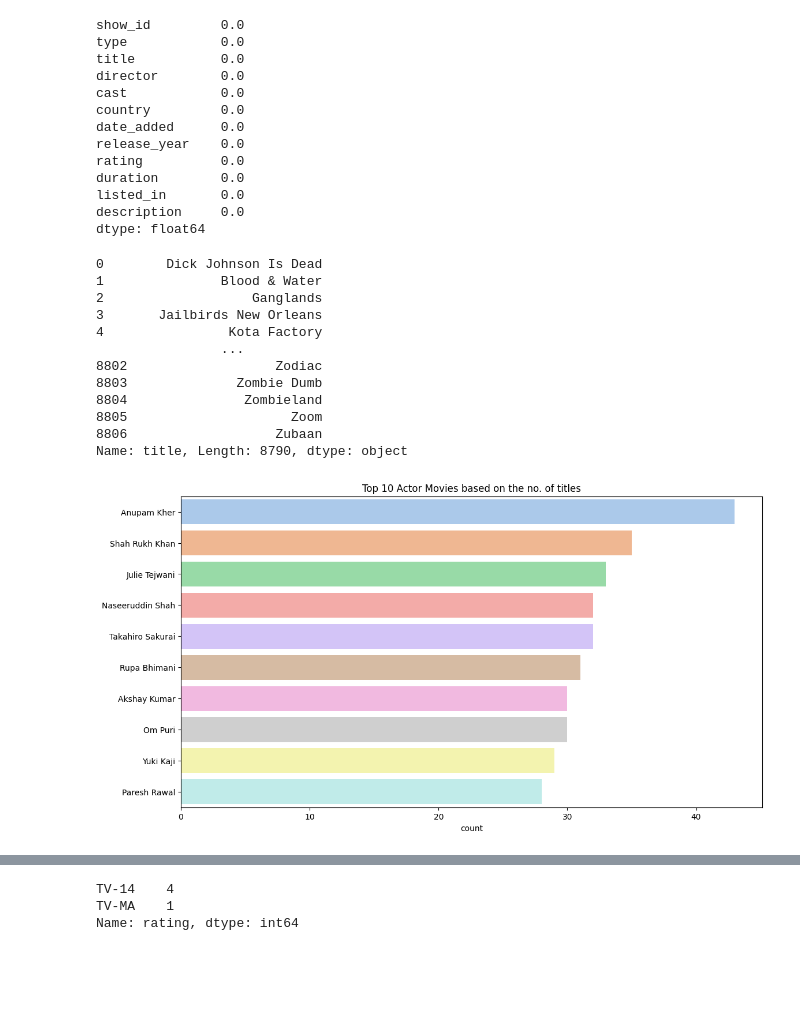
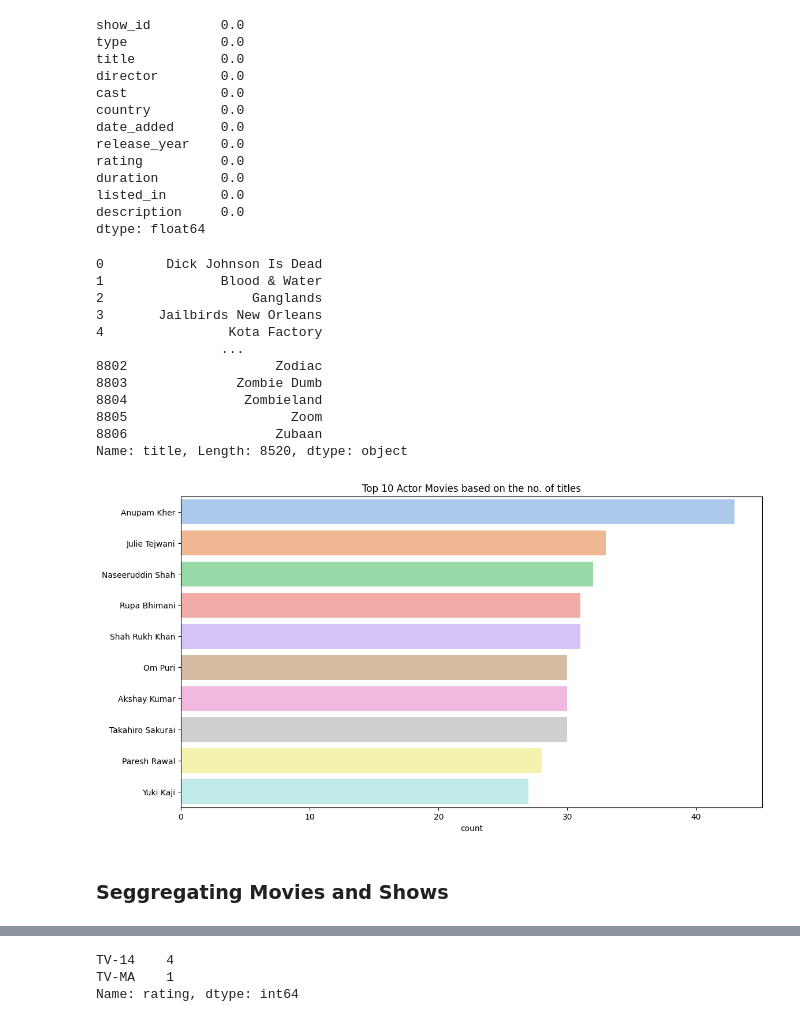
Before and after one commit to mad0907/Netflix_EDA, a Jupyter notebook: EDA_Netflix.ipynb, the cells around one changed output, grey strips where cells are left out. Cells and saved outputs as stored; diff of their text form; code cells hidden in the pictures; blank space fills up the shorter version.

```diff
--- a/EDA_Netflix.ipynb
+++ b/EDA_Netflix.ipynb
@@ -292,7 +289,7 @@ dtype: int64
 # %%
 #Dropping rows for small percentages of null
 
-df.dropna(subset=["rating","duration"],axis=0, inplace=True)
+df.dropna(subset=["rating"],axis=0, inplace=True)
 # %%
 df.shape
 # %% [output]
@@ -395,15 +406,17 @@ df['title']
 8804               Zombieland
 8805                     Zoom
 8806                   Zubaan
-Name: title, Length: 8790, dtype: object
+Name: title, Length: 8520, dtype: object
 # %%
 cast_shows = df[df.cast != 'No Cast'].set_index('title').cast.str.split(', ', expand=True).stack().reset_index(level=1, drop=True)
 plt.figure(figsize=(13,7))
 plt.title('Top 10 Actor Movies based on the no. of titles')
-sns.countplot(y = filtered_cast_shows, order=cast_shows.value_counts().index[:10], palette='pastel')
+sns.countplot(y = cast_shows, order=cast_shows.value_counts().index[:10], palette='pastel')
 plt.show()
 # %% [output]
-[figure, old version]
+[figure, new version]
+# %% [markdown]
+### Seggregating Movies and Shows
 # %%
 movies_df=df.loc[(df['type']=="Movie")]
 movies_df.head(2)
```
Also changed, not shown: parts of 20 cells of this notebook, 1 other file.
